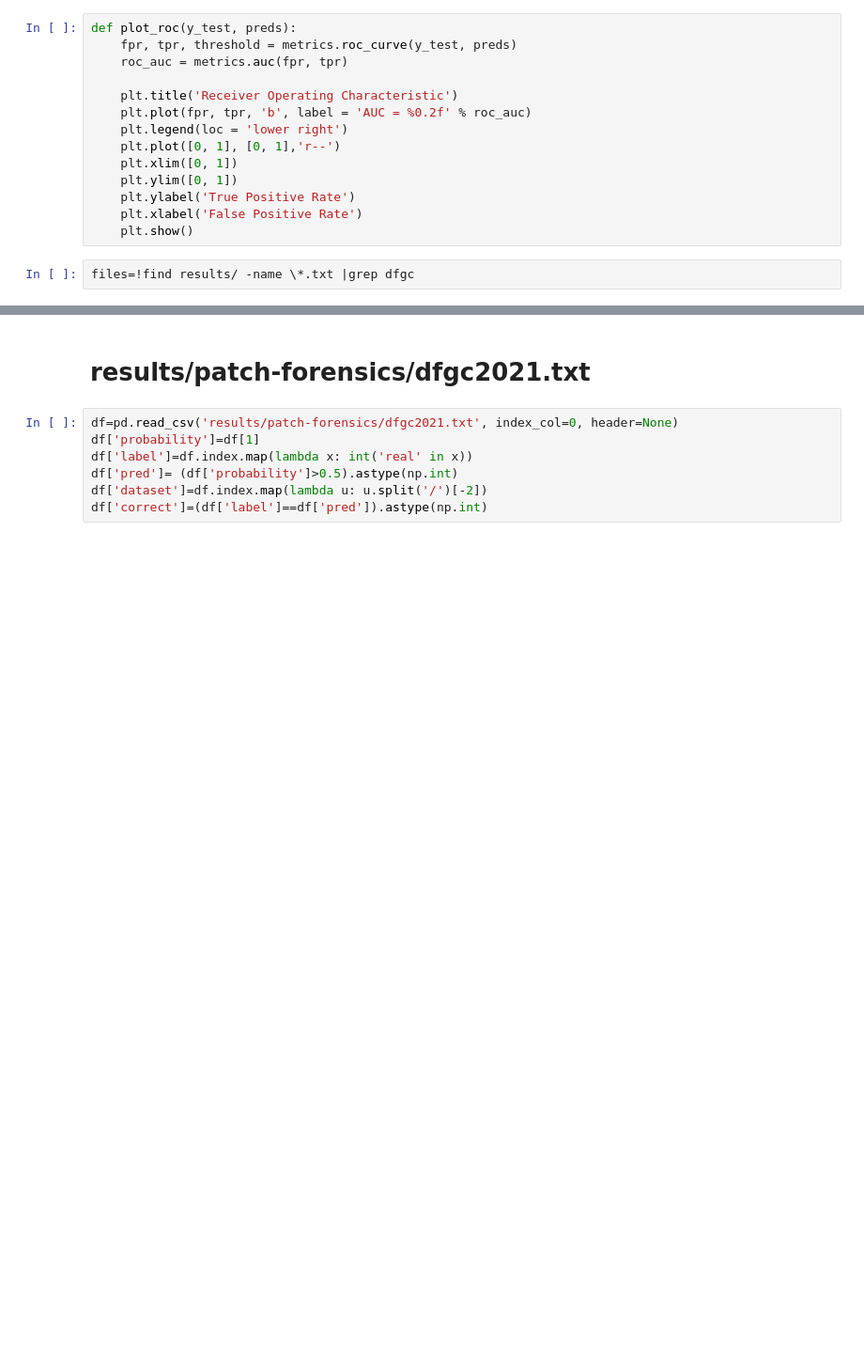
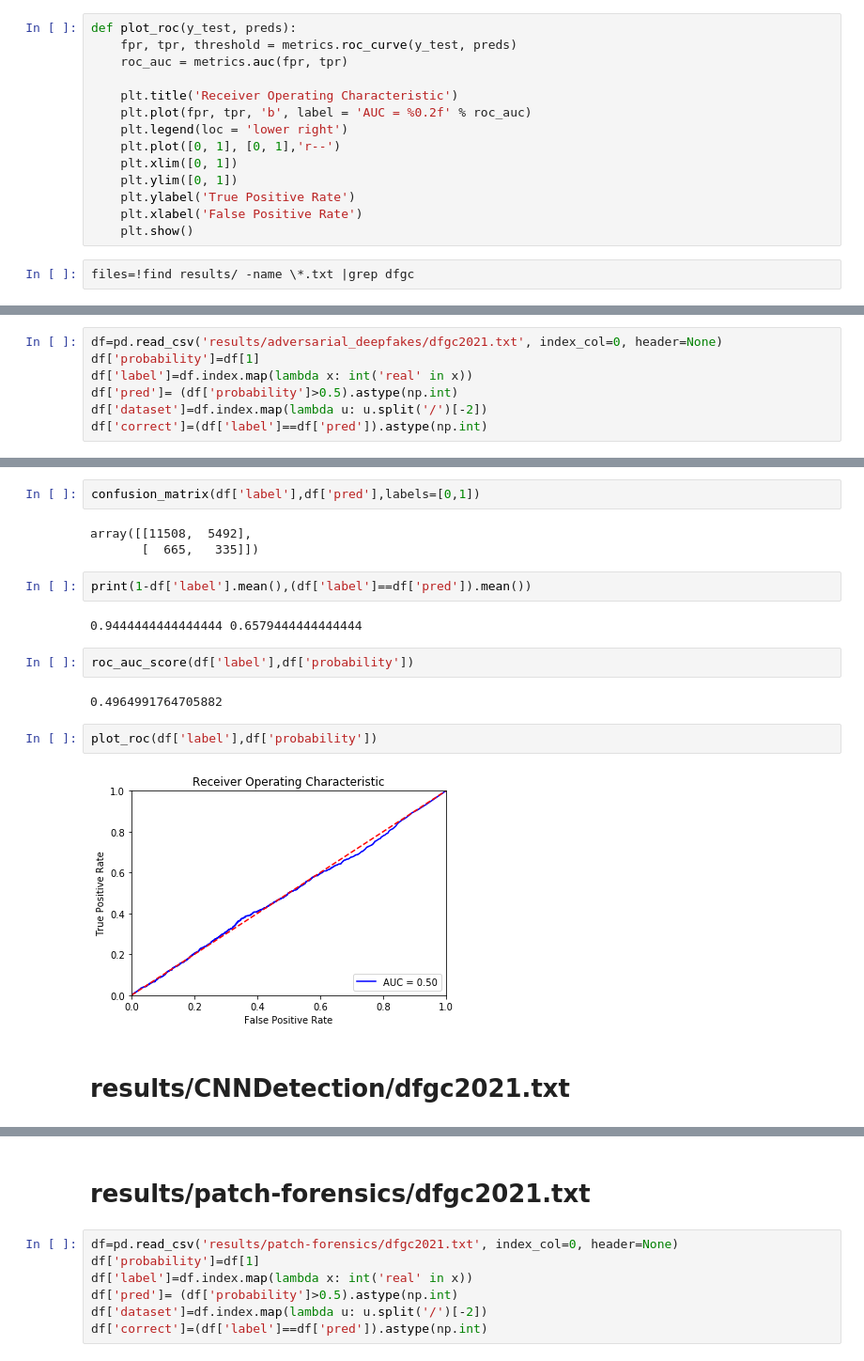
Before and after one commit to Lizhen0909/deep_fake_review, a Jupyter notebook: summary_dfgc2021.ipynb, the cells around one changed output, grey strips where cells are left out. Shown: that part at 94% size. Drawn from its saved outputs; the diff is of its cells as text; blank space fills up the shorter version.

Commit message:
add adversarial_deepfakes

```diff
--- a/summary_dfgc2021.ipynb
+++ b/summary_dfgc2021.ipynb
@@ -32,0 +37,7 @@ files
+# %%
+df=pd.read_csv('results/adversarial_deepfakes/dfgc2021.txt', index_col=0, header=None)
+df['probability']=df[1]
+df['label']=df.index.map(lambda x: int('real' in x))
+df['pred']= (df['probability']>0.5).astype(np.int)
+df['dataset']=df.index.map(lambda u: u.split('/')[-2])
+df['correct']=(df['label']==df['pred']).astype(np.int)
@@ -32,0 +66,19 @@ files
+# %%
+confusion_matrix(df['label'],df['pred'],labels=[0,1])
+# %% [output]
+array([[11508,  5492],
+       [  665,   335]])
+# %%
+print(1-df['label'].mean(),(df['label']==df['pred']).mean())
+# %% [output]
+0.9444444444444444 0.6579444444444444
+# %%
+roc_auc_score(df['label'],df['probability'])
+# %% [output]
+0.4964991764705882
+# %%
+plot_roc(df['label'],df['probability'])
+# %% [output]
+[figure, added]
+# %% [markdown]
+# results/CNNDetection/dfgc2021.txt
```
Also changed, not shown: parts of 9 cells of this notebook, 3 other files.
